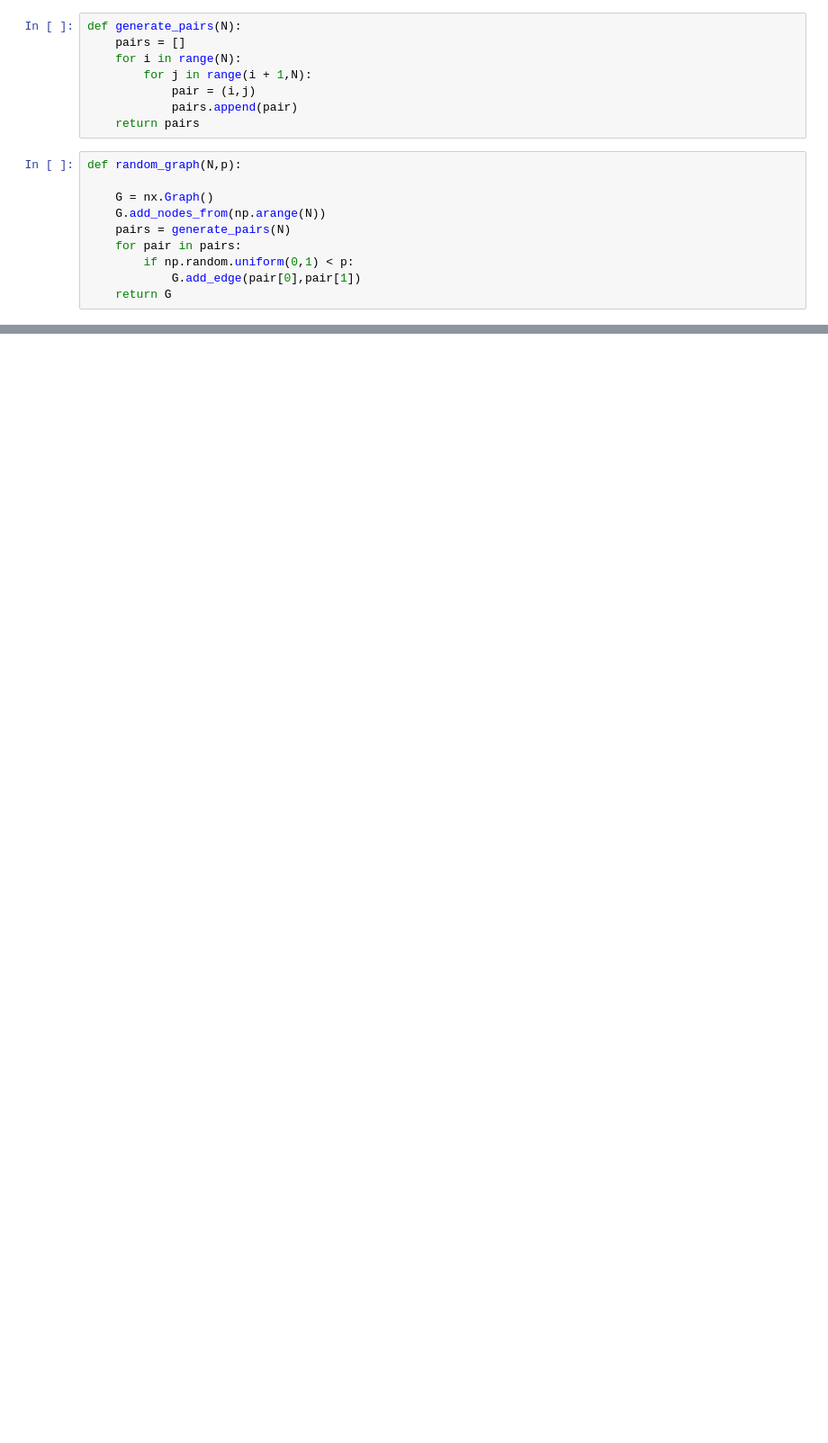
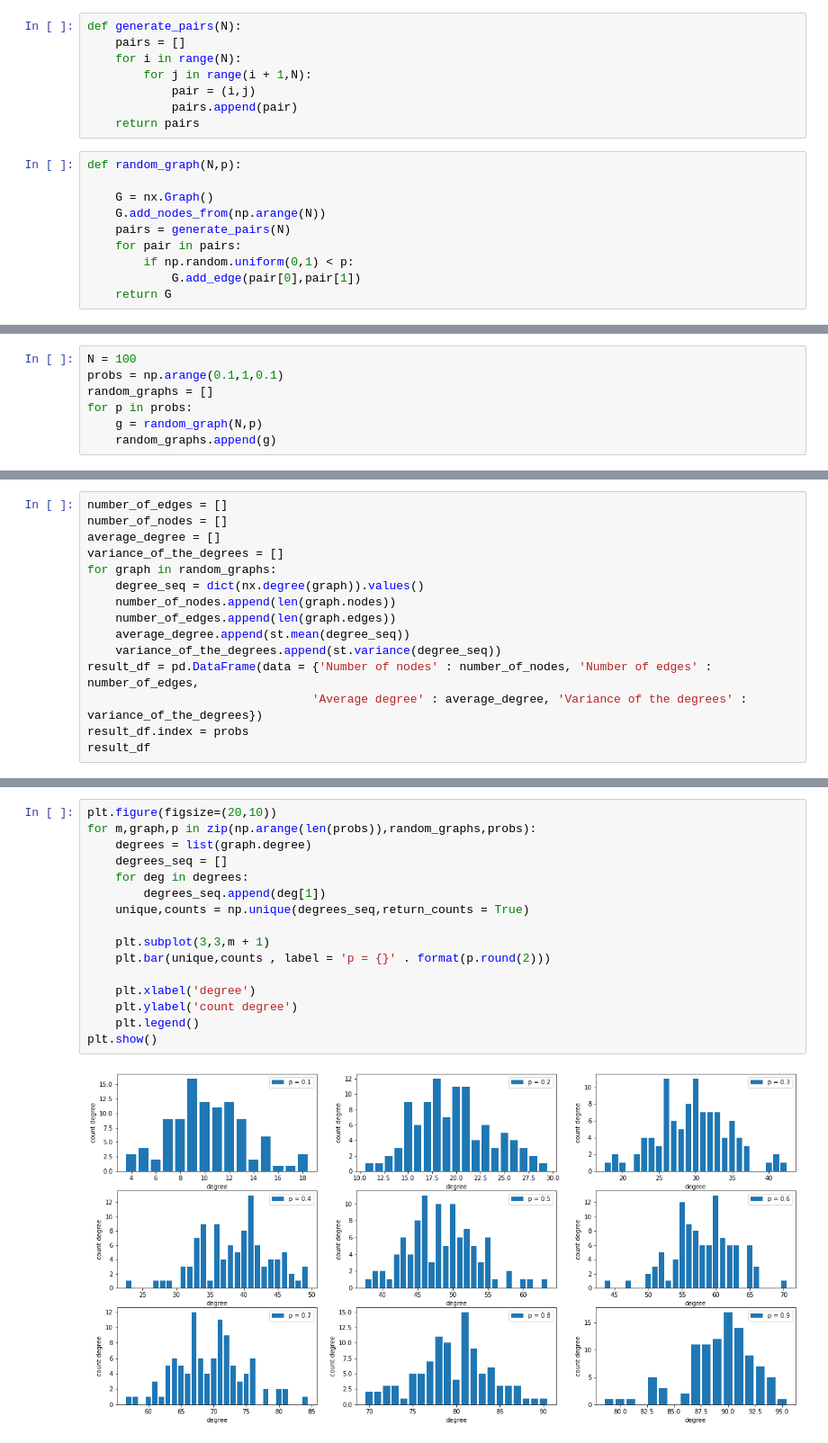
Before and after one commit to wojbec2000/Diffusion-processes, a Jupyter notebook: 3 lab assingment.ipynb, the cells around one changed output, grey strips where cells are left out. Shown at 90% size. Saved outputs shown, nothing was run; the diff lists cells and outputs as text; blank space fills up the shorter version.

```diff
--- a/3 lab assingment.ipynb
+++ b/3 lab assingment.ipynb
@@ -58,0 +101,7 @@ def barabasi_albert(m,m0):
+# %%
+N = 100
+probs = np.arange(0.1,1,0.1)
+random_graphs = []
+for p in probs:
+    g = random_graph(N,p)
+    random_graphs.append(g)
@@ -58,0 +110,15 @@ def barabasi_albert(m,m0):
+# %%
+number_of_edges = []
+number_of_nodes = []
+average_degree = []
+variance_of_the_degrees = []
+for graph in random_graphs:
+    degree_seq = dict(nx.degree(graph)).values()
+    number_of_nodes.append(len(graph.nodes))
+    number_of_edges.append(len(graph.edges))
+    average_degree.append(st.mean(degree_seq))
+    variance_of_the_degrees.append(st.variance(degree_seq))
+result_df = pd.DataFrame(data = {'Number of nodes' : number_of_nodes, 'Number of edges' : number_of_edges,
+                                'Average degree' : average_degree, 'Variance of the degrees' : variance_of_the_degrees})
+result_df.index = probs
+result_df
@@ -58,0 +138,18 @@ def barabasi_albert(m,m0):
+# %%
+plt.figure(figsize=(20,10))
+for m,graph,p in zip(np.arange(len(probs)),random_graphs,probs):
+    degrees = list(graph.degree)
+    degrees_seq = []
+    for deg in degrees:
+        degrees_seq.append(deg[1])
+    unique,counts = np.unique(degrees_seq,return_counts = True)
+
+    plt.subplot(3,3,m + 1)
+    plt.bar(unique,counts , label = 'p = {}' . format(p.round(2)))
+
+    plt.xlabel('degree')
+    plt.ylabel('count degree')
+    plt.legend()
+plt.show()
+# %% [output]
+[figure, added]
```
Also changed, not shown: parts of 35 cells of this notebook.
